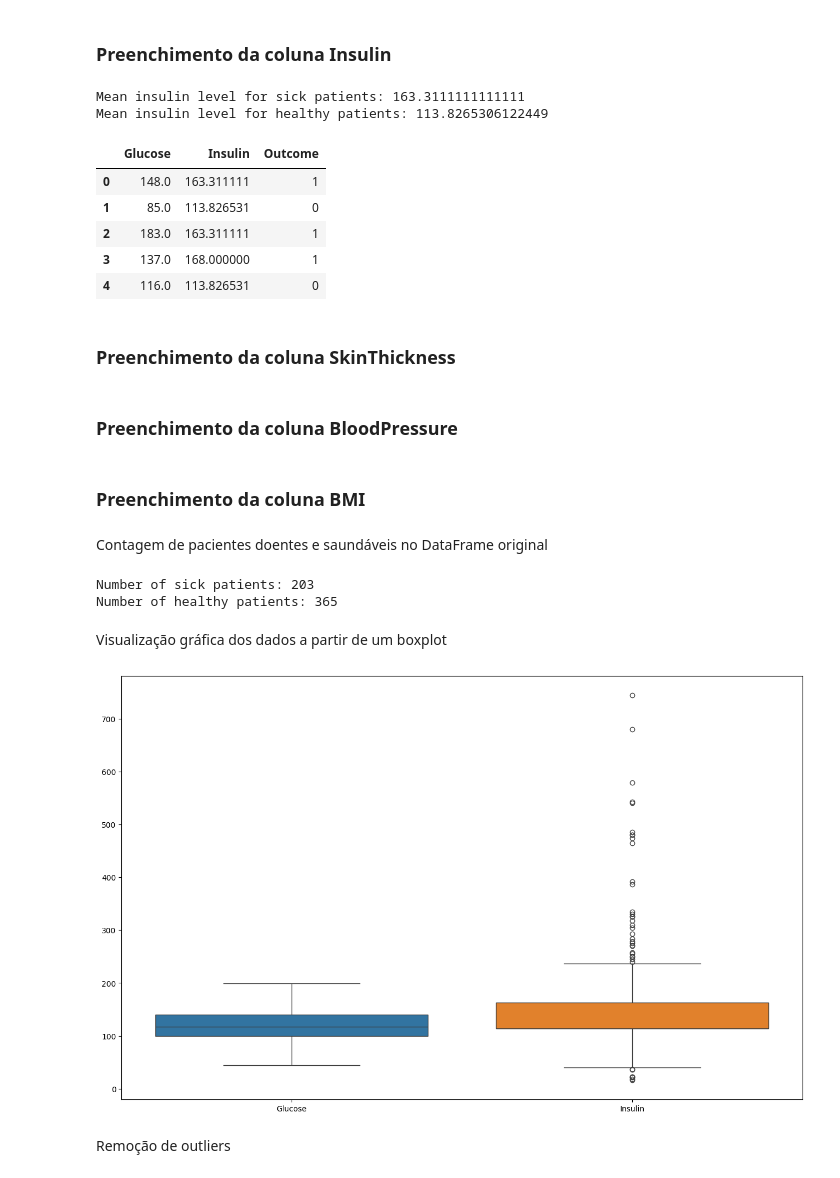
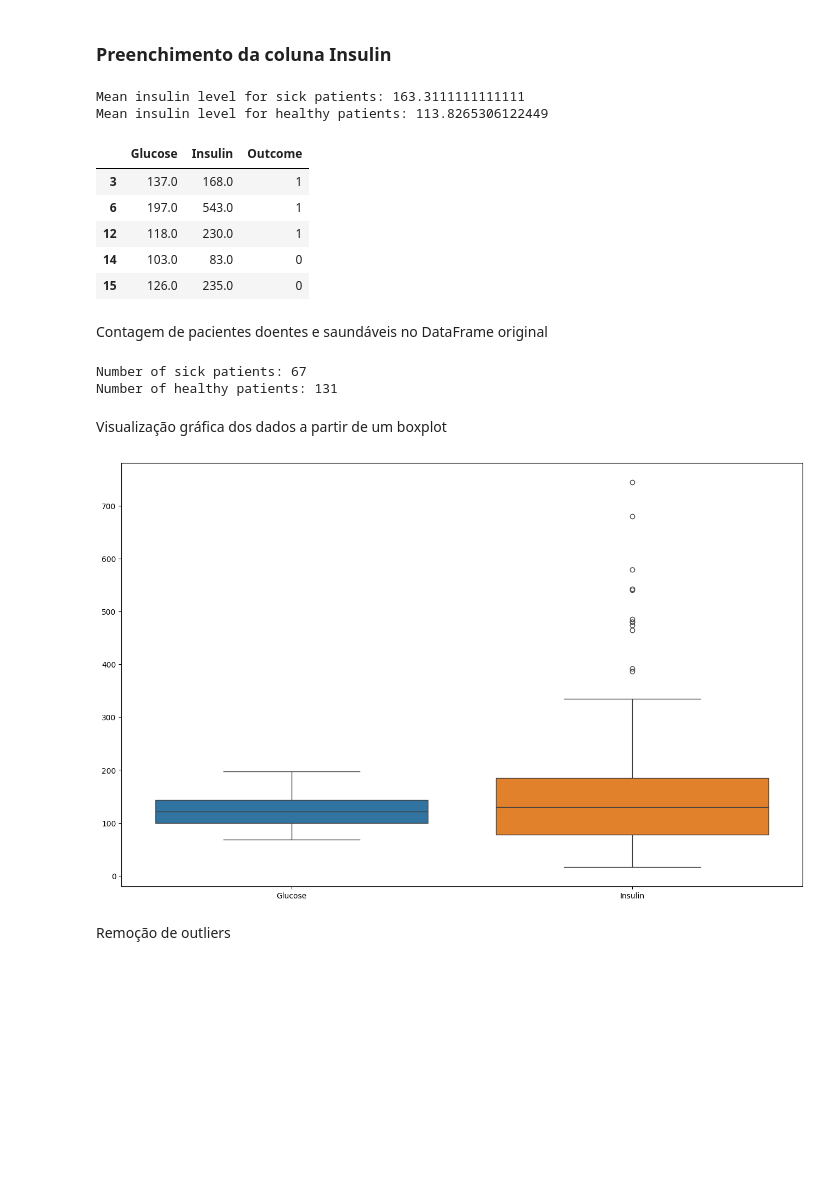
Before and after one commit to ruantmelo/ml-class, a Jupyter notebook: 01_Preprocessing/main.ipynb, the cells around one changed output. Cells and saved outputs as stored; diff of their text form; code cells hidden in the pictures; blank space fills up the shorter version.

```diff
--- a/01_Preprocessing/main.ipynb
+++ b/01_Preprocessing/main.ipynb
@@ -232,24 +240,25 @@ mean glucose level for healthy patients: 111.3061224489796
 # %%
 
 mean_insulin_sick = df_no_outliers[df_no_outliers['Outcome'] == 1]['Insulin'].mean()
 mean_insulin_healthy = df_no_outliers[df_no_outliers['Outcome'] == 0]['Insulin'].mean()
+
+# Drop null values from column Insulin
+df = df.dropna(subset=['Insulin'])
 
 print(f"Mean insulin level for sick patients: {mean_insulin_sick}")
 print(f"Mean insulin level for healthy patients: {mean_insulin_healthy}")
 
 # Replace missing values with the mean insulin level for the corresponding outcome
 df.loc[(df['Outcome'] == 1) & (df['Insulin'].isnull()), 'Insulin'] = mean_insulin_sick
 df.loc[(df['Outcome'] == 0) & (df['Insulin'].isnull()), 'Insulin'] = mean_insulin_healthy
 
 df.head()
 # %% [output]
 Mean insulin level for sick patients: 163.3111111111111
 Mean insulin level for healthy patients: 113.8265306122449
 |  | Glucose | Insulin | Outcome |
-| 0 | 148.0 | 163.311111 | 1 |
-| 1 | 85.0 | 113.826531 | 0 |
-| 2 | 183.0 | 163.311111 | 1 |
-| 3 | 137.0 | 168.000000 | 1 |
-| 4 | 116.0 | 113.826531 | 0 |
+| 3 | 137.0 | 168.0 | 1 |
+| 6 | 197.0 | 543.0 | 1 |
+| 12 | 118.0 | 230.0 | 1 |
+| 14 | 103.0 | 83.0 | 0 |
+| 15 | 126.0 | 235.0 | 0 |
-# %% [markdown]
-### Preenchimento da coluna SkinThickness
@@ -266,2 +264,0 @@ Mean insulin level for healthy patients: 113.8265306122449
-# %% [markdown]
-### Preenchimento da coluna BloodPressure
@@ -278,2 +264,0 @@ Mean insulin level for healthy patients: 113.8265306122449
-# %% [markdown]
-### Preenchimento da coluna BMI
@@ -293,8 +271,8 @@ qtd_healthy = df[df['Outcome'] == 0].shape[0]
 print(f"Number of sick patients: {qtd_sick}")
 print(f"Number of healthy patients: {qtd_healthy}")
 # %% [output]
-Number of sick patients: 203
-Number of healthy patients: 365
+Number of sick patients: 67
+Number of healthy patients: 131
 # %% [markdown]
 Visualização gráfica dos dados a partir de um boxplot
 # %%
@@ -303,7 +281,7 @@ sns.boxplot(data= df.drop(columns=['Outcome']))
 plt.savefig('boxplot.png')
 plt.show()
 # %% [output]
-[figure, old version]
+[figure, new version]
 # %% [markdown]
 Remoção de outliers
 # %%
```
Also changed, not shown: parts of 10 cells of this notebook, 3 other files.
